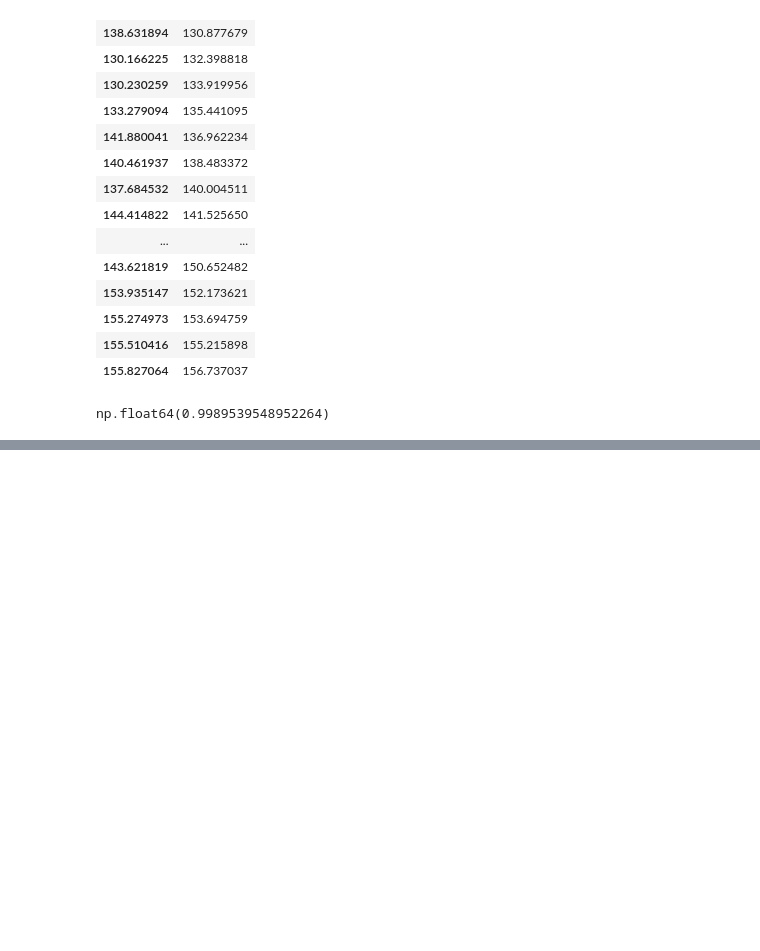
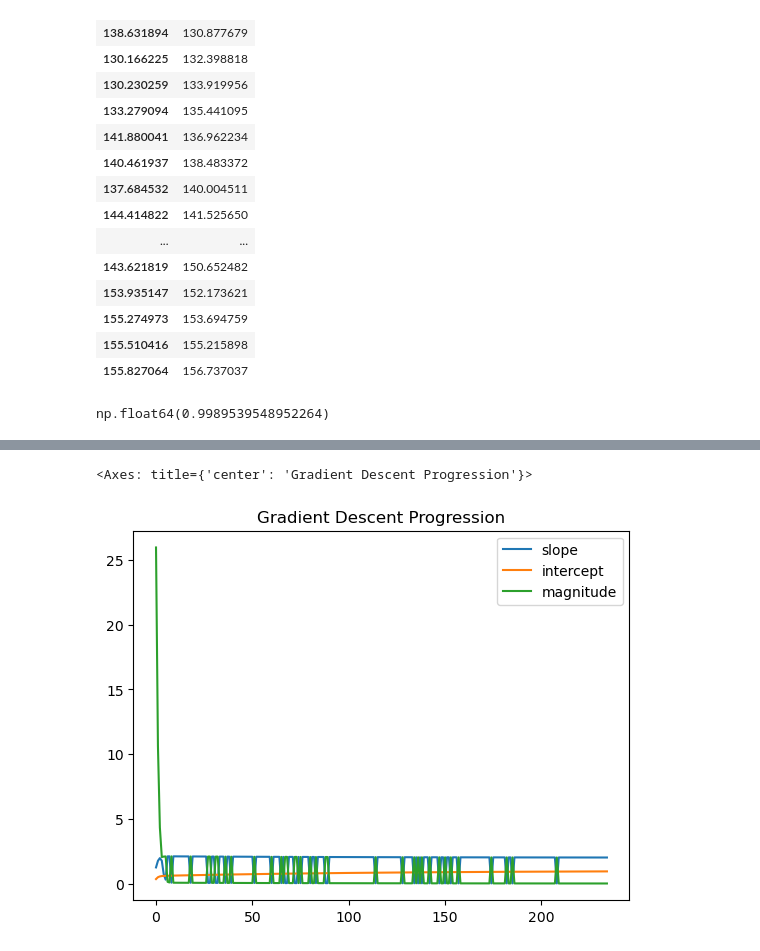
Before and after one commit to M3nnoun/machine-learning-course, a Jupyter notebook: simple-linear-regression/Regresion_course.ipynb, the cells around one changed output, grey strips where cells are left out. Saved outputs shown, nothing was run; the diff lists cells and outputs as text; code cells hidden in the pictures; blank space fills up the shorter version.

Commit message:
implementing gradient descent

```diff
--- a/simple-linear-regression/Regresion_course.ipynb
+++ b/simple-linear-regression/Regresion_course.ipynb
@@ -76,0 +129,33 @@ np.float64(0.9989539548952264)
+# %%
+## using gradient descent
+def use_gradient_descent(x,y):
+    intercept = 0
+    slope = 0
+    step_size = 0.05
+    tolerance = 0.01
+    step=1
+    max_steps = 10000
+    ## usufules values
+    values=[]
+    while True:
+        ## predicted values
+        y_hat=slope*x + intercept
+        errors=y_hat-y
+        #Update the intercept:
+        derivative_intercept=np.mean(errors)
+        adjustment =step_size * derivative_intercept
+        intercept -=adjustment
+        #Update the slope:
+        derivative_slope=np.mean(errors * x)
+        adjustment =step_size * derivative_slope
+        slope -= adjustment
+        # Calculate magnitude
+        magnitude = np.sqrt(derivative_slope**2 + derivative_intercept**2)
+        print(f'Adjustment: intercept={adjustment}, slope={slope} , magnitude={magnitude}')
+        values.append({intercept, slope, magnitude})
+        if magnitude < tolerance or step > max_steps:
+            break
+        step += 1
+
+    print(f'Final intercept={intercept}, slope={slope}')
+    return intercept, slope
@@ -76,0 +250,5 @@ np.float64(0.9989539548952264)
+# %%
+x = np.array([1, 2, 3, 4, 5])
+y = np.array([3, 5, 7, 9, 11])  # y = 2x + 1
+
+_,_,values=use_gradient_descent(x, y)
@@ -76,0 +273,2 @@ np.float64(0.9989539548952264)
+# %%
+df=pd.DataFrame(values, columns=['intercept', 'slope', 'magnitude'])
@@ -76,0 +278,5 @@ np.float64(0.9989539548952264)
+# %%
+df.plot( y=['slope', 'intercept', 'magnitude'], kind='line', title='Gradient Descent Progression')
+# %% [output]
+<Axes: title={'center': 'Gradient Descent Progression'}>
+[figure, added]
```
Also changed, not shown: parts of 8 cells of this notebook.
